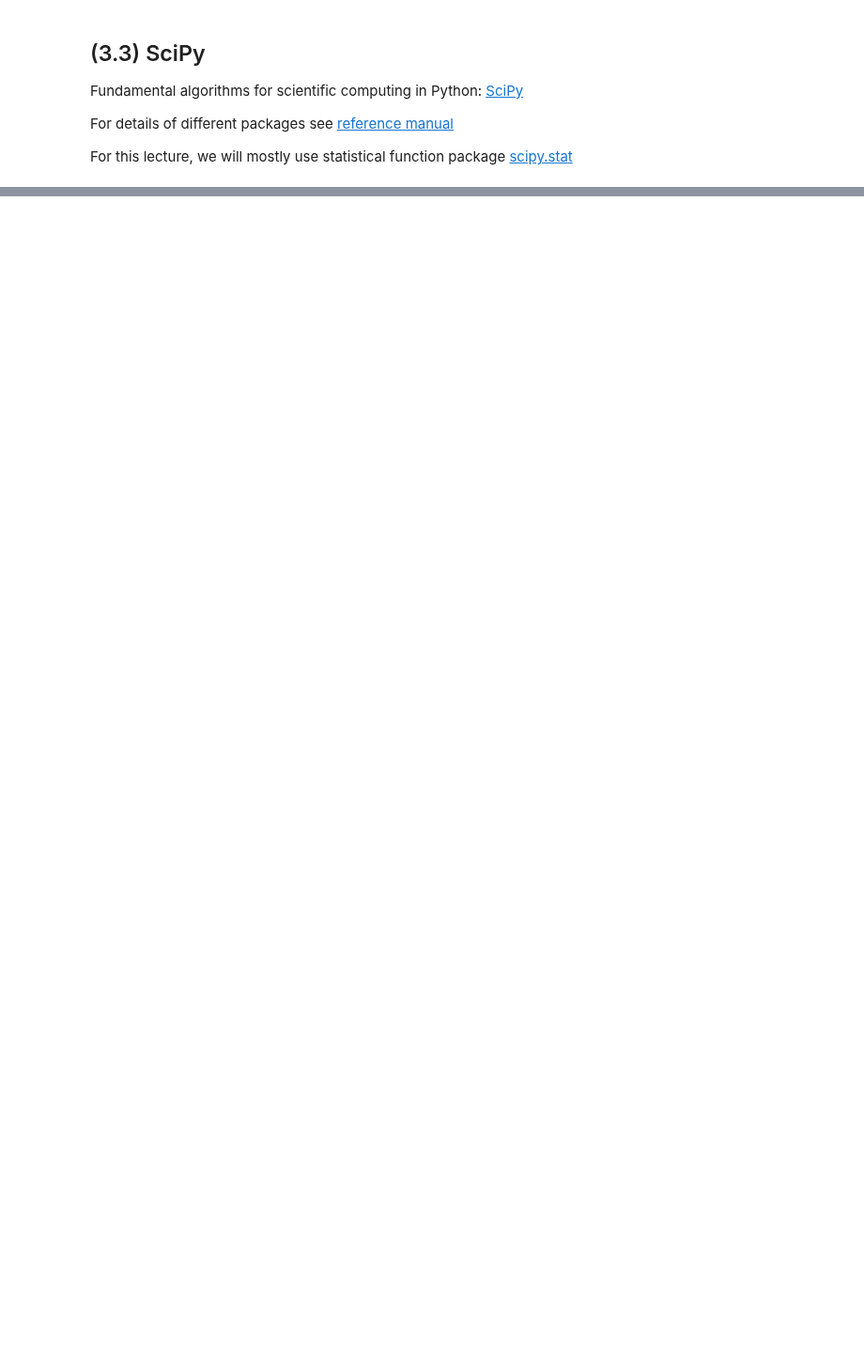
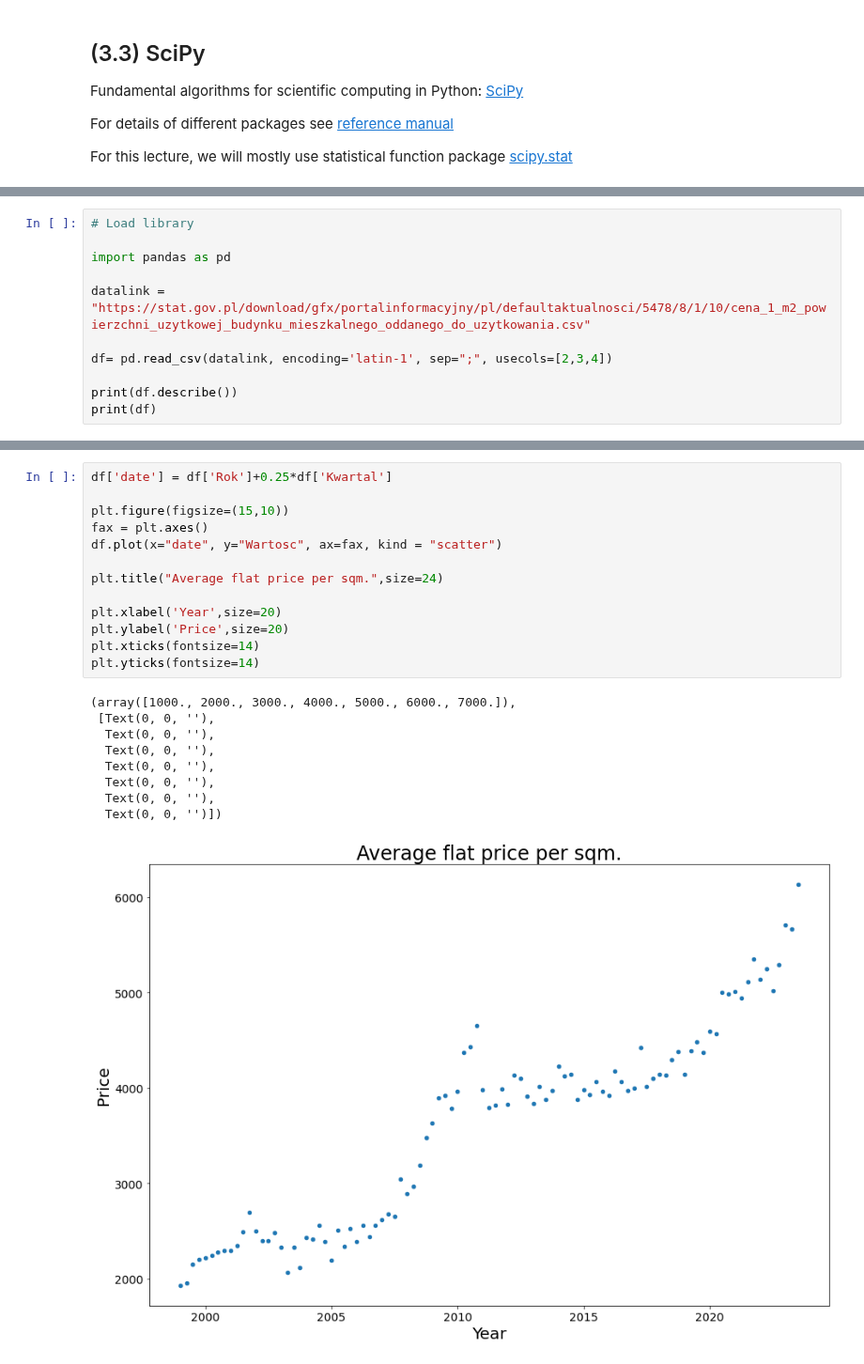
Before and after one commit to zarnecki/SAED, a Jupyter notebook: 02_Python/02_Python_Introduction.ipynb, the cells around one changed output, grey strips where cells are left out. Shown at 94% size. Cells and saved outputs as stored; diff of their text form; blank space fills up the shorter version.

```diff
--- a/02_Python/02_Python_Introduction.ipynb
+++ b/02_Python/02_Python_Introduction.ipynb
@@ -722,0 +671,11 @@ Warning in <TCanvas::Constructor>: Deleting canvas with same name: aCanvas
+# %%
+# Load library
+
+import pandas as pd
+
+datalink = "https://stat.gov.pl/download/gfx/portalinformacyjny/pl/defaultaktualnosci/5478/8/1/10/cena_1_m2_powierzchni_uzytkowej_budynku_mieszkalnego_oddanego_do_uzytkowania.csv"
+
+df= pd.read_csv(datalink, encoding='latin-1', sep=";", usecols=[2,3,4])
+
+print(df.describe())
+print(df)
@@ -723,3 +700,26 @@ Warning in <TCanvas::Constructor>: Deleting canvas with same name: aCanvas
+# %%
+df['date'] = df['Rok']+0.25*df['Kwartal']
+
+plt.figure(figsize=(15,10))
+fax = plt.axes()
+df.plot(x="date", y="Wartosc", ax=fax, kind = "scatter")
+
+plt.title("Average flat price per sqm.",size=24)
+
+plt.xlabel('Year',size=20)
+plt.ylabel('Price',size=20)
+plt.xticks(fontsize=14)
+plt.yticks(fontsize=14)
+# %% [output]
+(array([1000., 2000., 3000., 4000., 5000., 6000., 7000.]),
+ [Text(0, 0, ''),
+  Text(0, 0, ''),
+  Text(0, 0, ''),
+  Text(0, 0, ''),
+  Text(0, 0, ''),
+  Text(0, 0, ''),
+  Text(0, 0, '')])
+[figure, added]
 # %% [markdown]
 ## Homework
 
```
Also changed, not shown: parts of 16 cells of this notebook.
